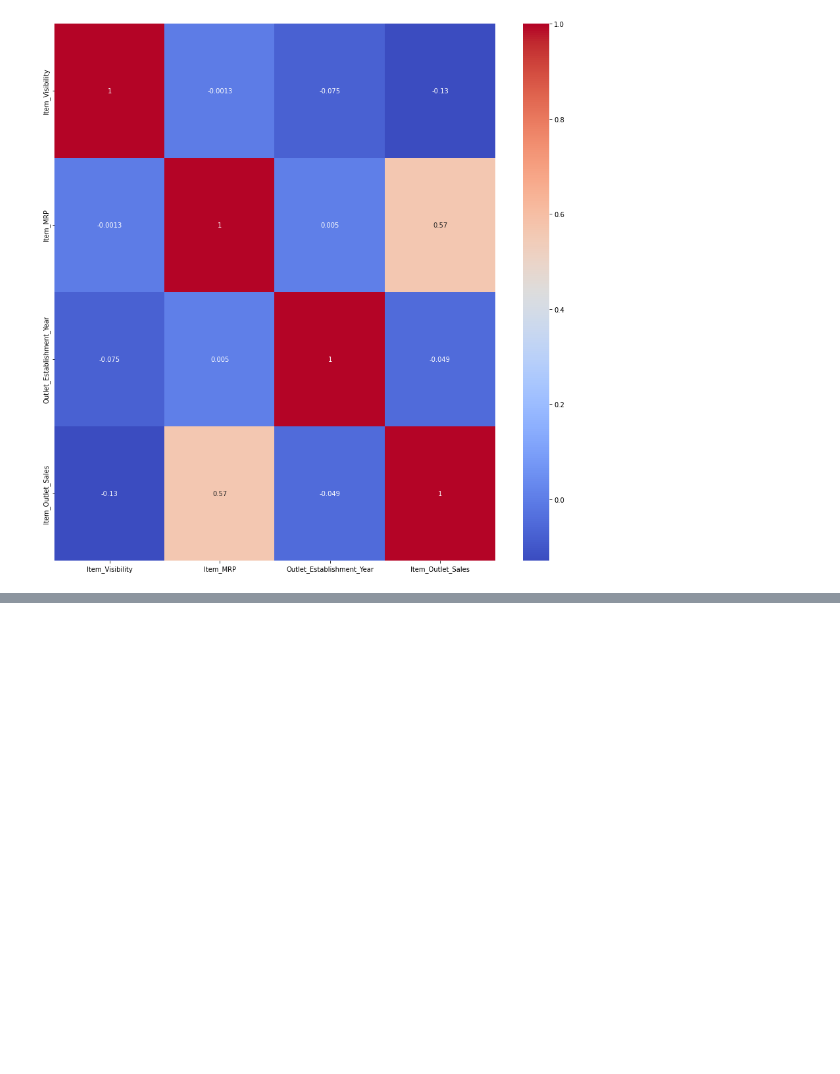
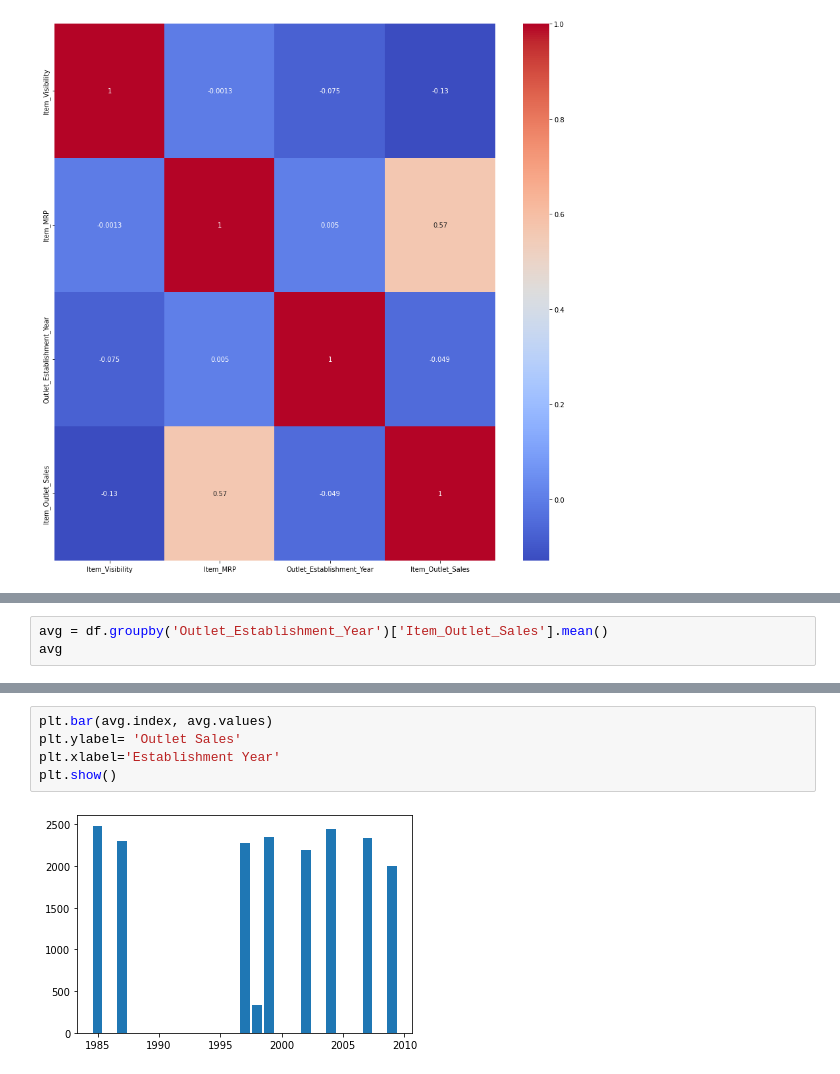
Before and after one commit to JessicaGreen22/food-sales-location-predictions, a Jupyter notebook: Food_Sales_predictions.ipynb, the cells around one changed output, grey strips where cells are left out. Drawn from its saved outputs; the diff is of its cells as text; blank space fills up the shorter version.

```diff
--- a/Food_Sales_predictions.ipynb
+++ b/Food_Sales_predictions.ipynb
@@ -296,0 +311,3 @@ sns.heatmap(corr, cmap='coolwarm', annot=True)
+# %%
+avg = df.groupby('Outlet_Establishment_Year')['Item_Outlet_Sales'].mean()
+avg
@@ -296,0 +326,7 @@ sns.heatmap(corr, cmap='coolwarm', annot=True)
+# %%
+plt.bar(avg.index, avg.values)
+plt.ylabel= 'Outlet Sales'
+plt.xlabel='Establishment Year'
+plt.show()
+# %% [output]
+[figure, added]
```
Also changed, not shown: parts of 4 cells of this notebook.
